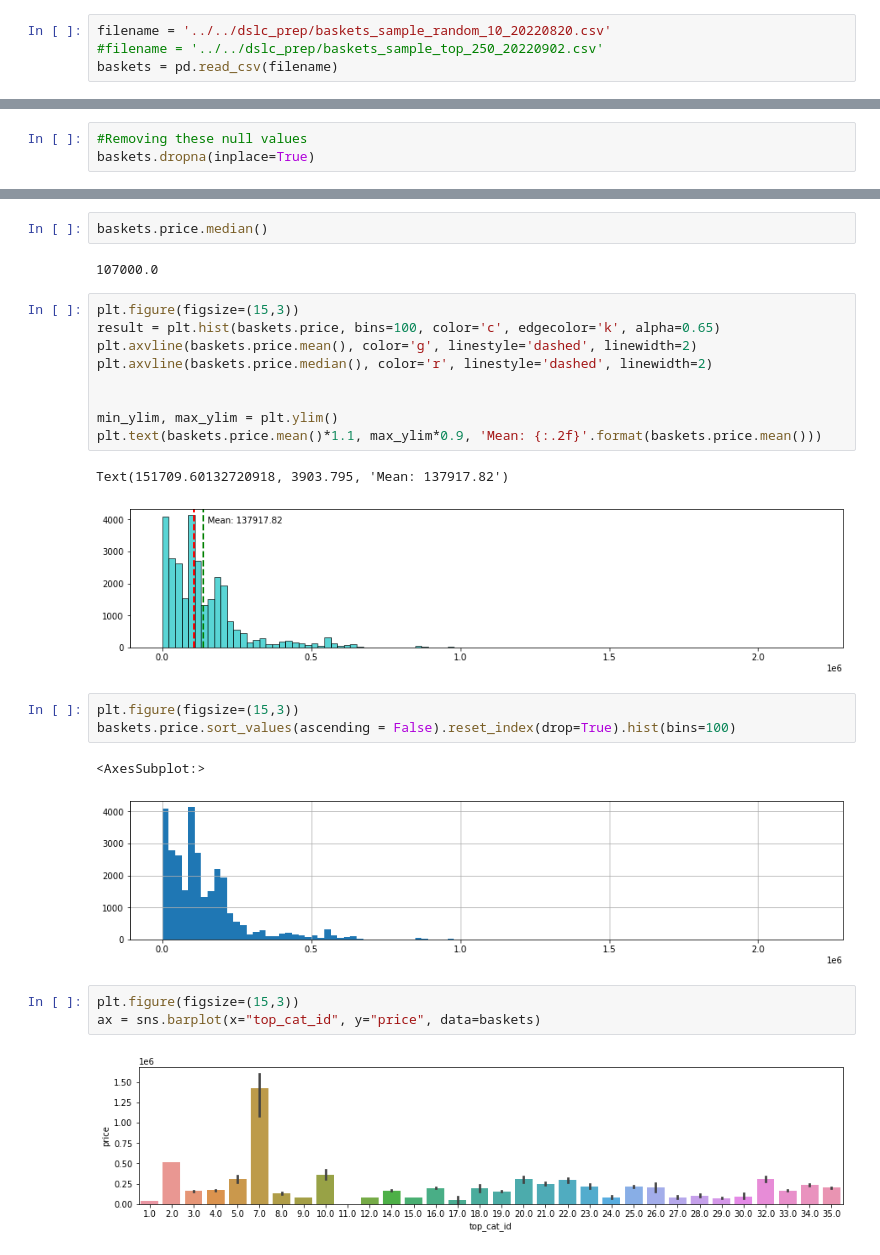
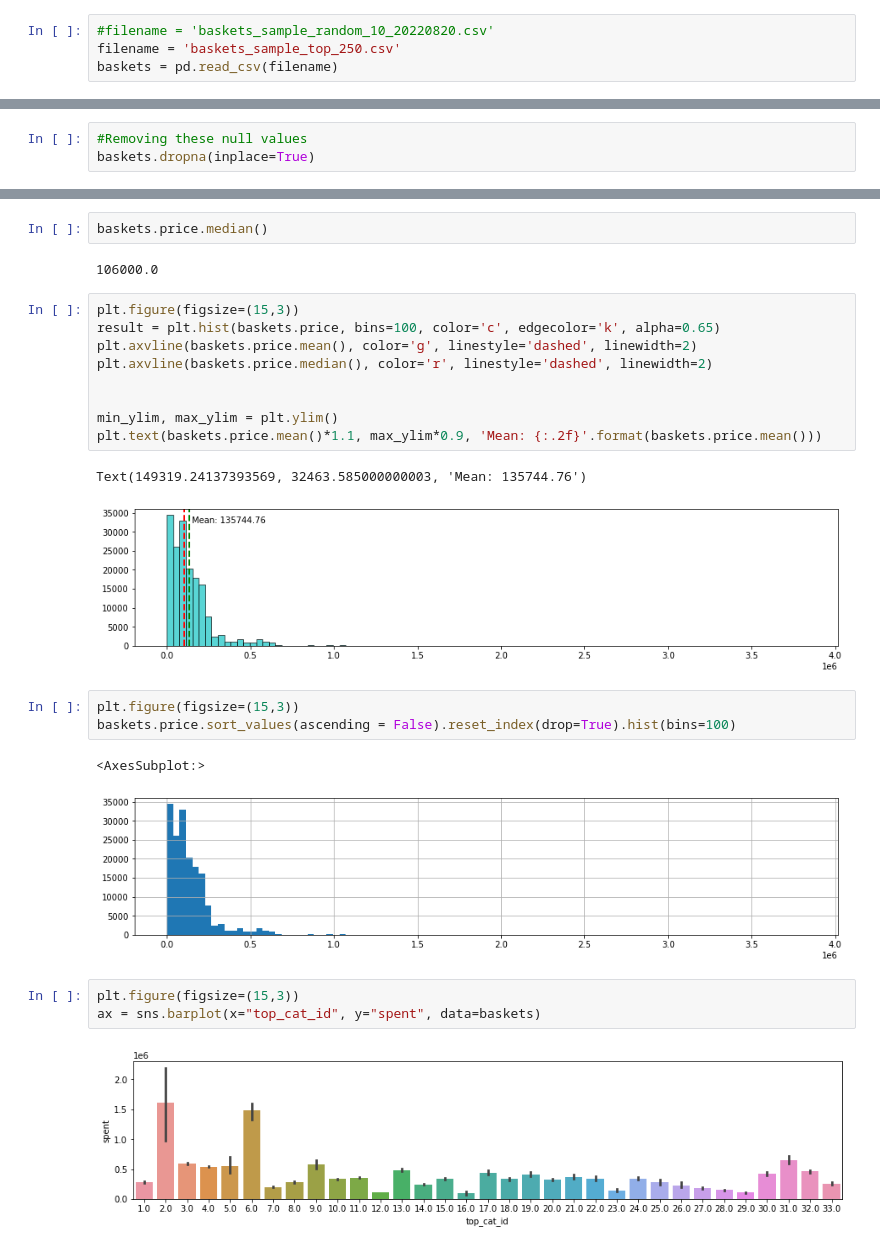
Before and after one commit to yingli/datasciencelifecycle, a Jupyter notebook: sample_code/NB03.ipynb, the cells around one changed output, grey strips where cells are left out. Saved outputs shown, nothing was run; the diff lists cells and outputs as text.

```diff
--- a/sample_code/NB03.ipynb
+++ b/sample_code/NB03.ipynb
@@ -29,8 +29,8 @@ import matplotlib.pyplot as plt
 # %% [markdown]
 ### read in data, make columns for date, year, month, day, hour, weekday, from the "placed_at" column
 # %%
-filename = '../../dslc_prep/baskets_sample_random_10_20220820.csv'
-#filename = '../../dslc_prep/baskets_sample_top_250_20220902.csv'
+#filename = 'baskets_sample_random_10_20220820.csv'
+filename = 'baskets_sample_top_250.csv'
 baskets = pd.read_csv(filename)
 # %% [markdown]
 ### Simple summaries of one dimension
@@ -360,7 +369,7 @@ merchant_sku
 # %%
 baskets.price.median()
 # %% [output]
-107000.0
+106000.0
 # %%
 plt.figure(figsize=(15,3))
 result = plt.hist(baskets.price, bins=100, color='c', edgecolor='k', alpha=0.65)
@@ -371,16 +380,16 @@ plt.axvline(baskets.price.median(), color='r', linestyle='dashed', linewidth=2)
 min_ylim, max_ylim = plt.ylim()
 plt.text(baskets.price.mean()*1.1, max_ylim*0.9, 'Mean: {:.2f}'.format(baskets.price.mean()))
 # %% [output]
-Text(151709.60132720918, 3903.795, 'Mean: 137917.82')
+Text(149319.24137393569, 32463.585000000003, 'Mean: 135744.76')
-[figure, old version]
+[figure, new version]
 # %%
 plt.figure(figsize=(15,3))
 baskets.price.sort_values(ascending = False).reset_index(drop=True).hist(bins=100)
 # %% [output]
 <AxesSubplot:>
-[figure, old version]
+[figure, new version]
 # %%
 plt.figure(figsize=(15,3))
-ax = sns.barplot(x="top_cat_id", y="price", data=baskets)
+ax = sns.barplot(x="top_cat_id", y="spent", data=baskets)
 # %% [output]
-[figure, old version]
+[figure, new version]
```
Also changed, not shown: parts of 31 cells of this notebook, 1 other file.
